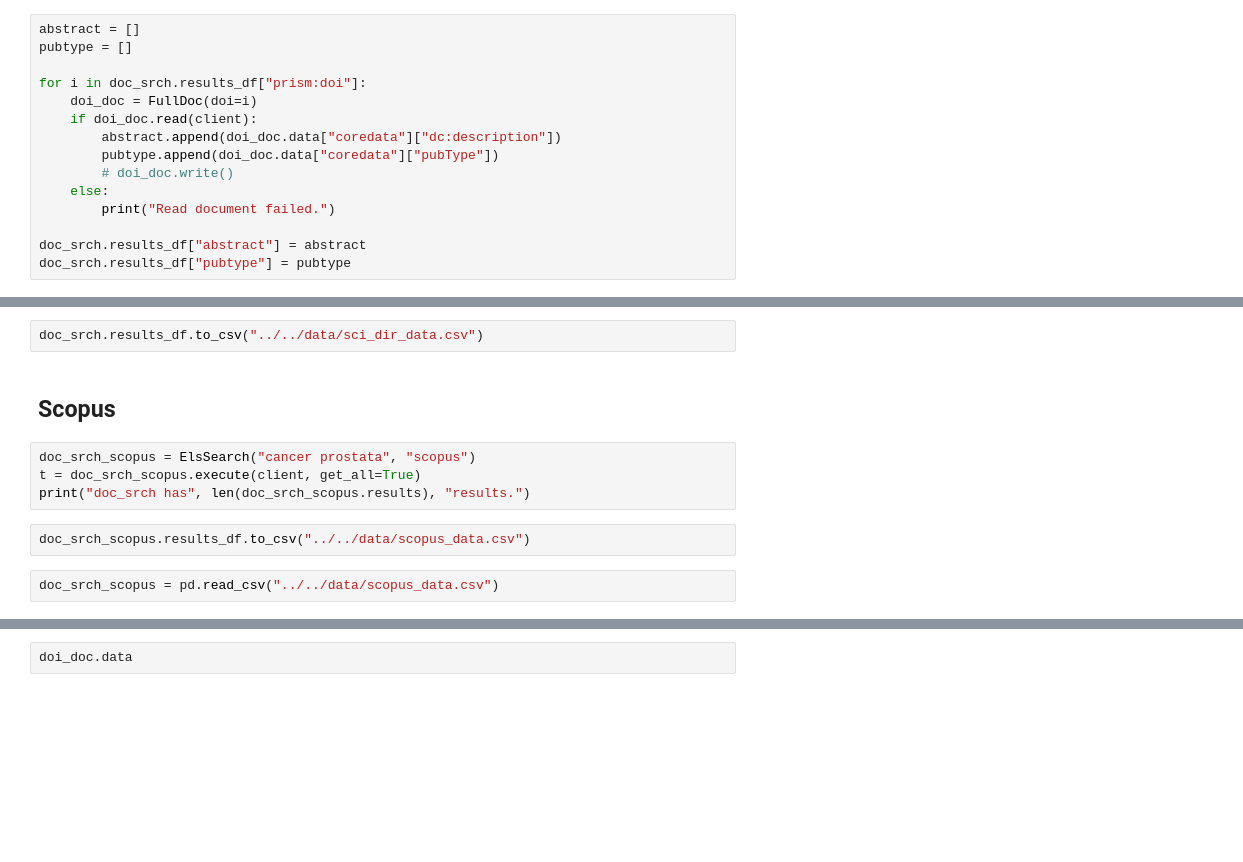
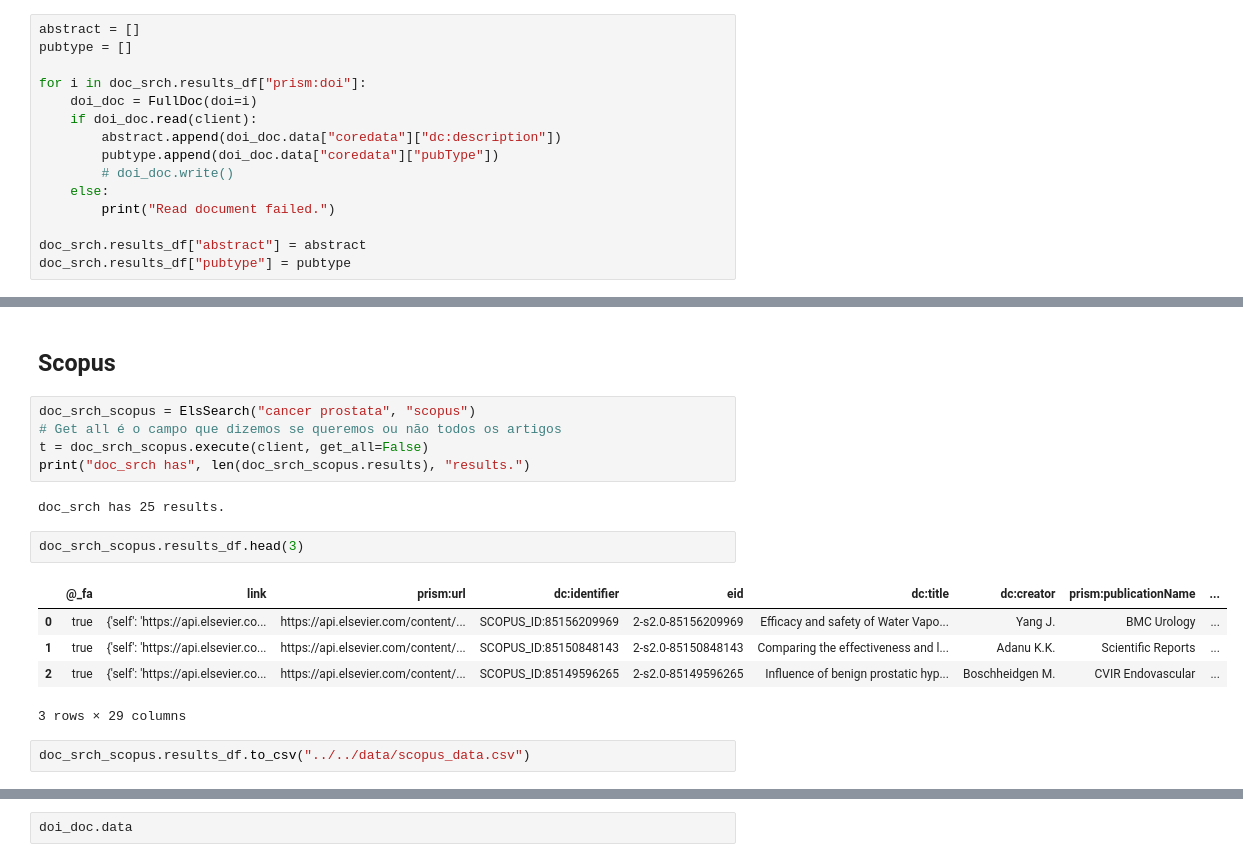
Before and after one commit to omixlab/Mabel, a Jupyter notebook: src/notebooks/elsapy_extractor.ipynb, the cells around one changed output, grey strips where cells are left out. Saved outputs shown, nothing was run; the diff lists cells and outputs as text; blank space fills up the shorter version.

```diff
--- a/src/notebooks/elsapy_extractor.ipynb
+++ b/src/notebooks/elsapy_extractor.ipynb
@@ -143,15 +150,22 @@ doc_srch.results_df.head(3)
 | 0 | true | 2023-02-03T00:00:00.000Z | {'self': 'https://api.elsevier.co... | DOI:10.1016/j.rx.2022.12.005 | https://api.elsevier.com/content/... | Resonancia magnética en la detecc... | J. C. Vilanova | Radiología | ... |
 | 1 | true | 2023-03-24T00:00:00.000Z | {'self': 'https://api.elsevier.co... | DOI:10.1016/j.acuro.2023.03.003 | https://api.elsevier.com/content/... | Impacto de la realización de reso... | D. Vieira e Brito | Actas Urológicas Españolas | ... |
 | 2 | true | 2022-10-30T00:00:00.000Z | {'self': 'https://api.elsevier.co... | DOI:10.1016/S1761-3310(22)47080-0 | https://api.elsevier.com/content/... | Técnicas, indicaciones y resultad... | C. Laine | EMC - Urología | ... |
-# %%
-doc_srch.results_df.to_csv("../../data/sci_dir_data.csv")
 # %% [markdown]
 ## Scopus
 # %%
 doc_srch_scopus = ElsSearch("cancer prostata", "scopus")
-t = doc_srch_scopus.execute(client, get_all=True)
+# Get all é o campo que dizemos se queremos ou não todos os artigos
+t = doc_srch_scopus.execute(client, get_all=False)
 print("doc_srch has", len(doc_srch_scopus.results), "results.")
+# %% [output]
+doc_srch has 25 results.
+# %%
+doc_srch_scopus.results_df.head(3)
+# %% [output]
+|  | @_fa | link | prism:url | dc:identifier | eid | dc:title | dc:creator | prism:publicationName | ... |
+| 0 | true | {'self': 'https://api.elsevier.co... | https://api.elsevier.com/content/... | SCOPUS_ID:85156209969 | 2-s2.0-85156209969 | Efficacy and safety of Water Vapo... | Yang J. | BMC Urology | ... |
+| 1 | true | {'self': 'https://api.elsevier.co... | https://api.elsevier.com/content/... | SCOPUS_ID:85150848143 | 2-s2.0-85150848143 | Comparing the effectiveness and l... | Adanu K.K. | Scientific Reports | ... |
+| 2 | true | {'self': 'https://api.elsevier.co... | https://api.elsevier.com/content/... | SCOPUS_ID:85149596265 | 2-s2.0-85149596265 | Influence of benign prostatic hyp... | Boschheidgen M. | CVIR Endovascular | ... |
+3 rows × 29 columns
 # %%
 doc_srch_scopus.results_df.to_csv("../../data/scopus_data.csv")
-# %%
-doc_srch_scopus = pd.read_csv("../../data/scopus_data.csv")
```
Also changed, not shown: parts of 17 cells of this notebook, 3 other files.
